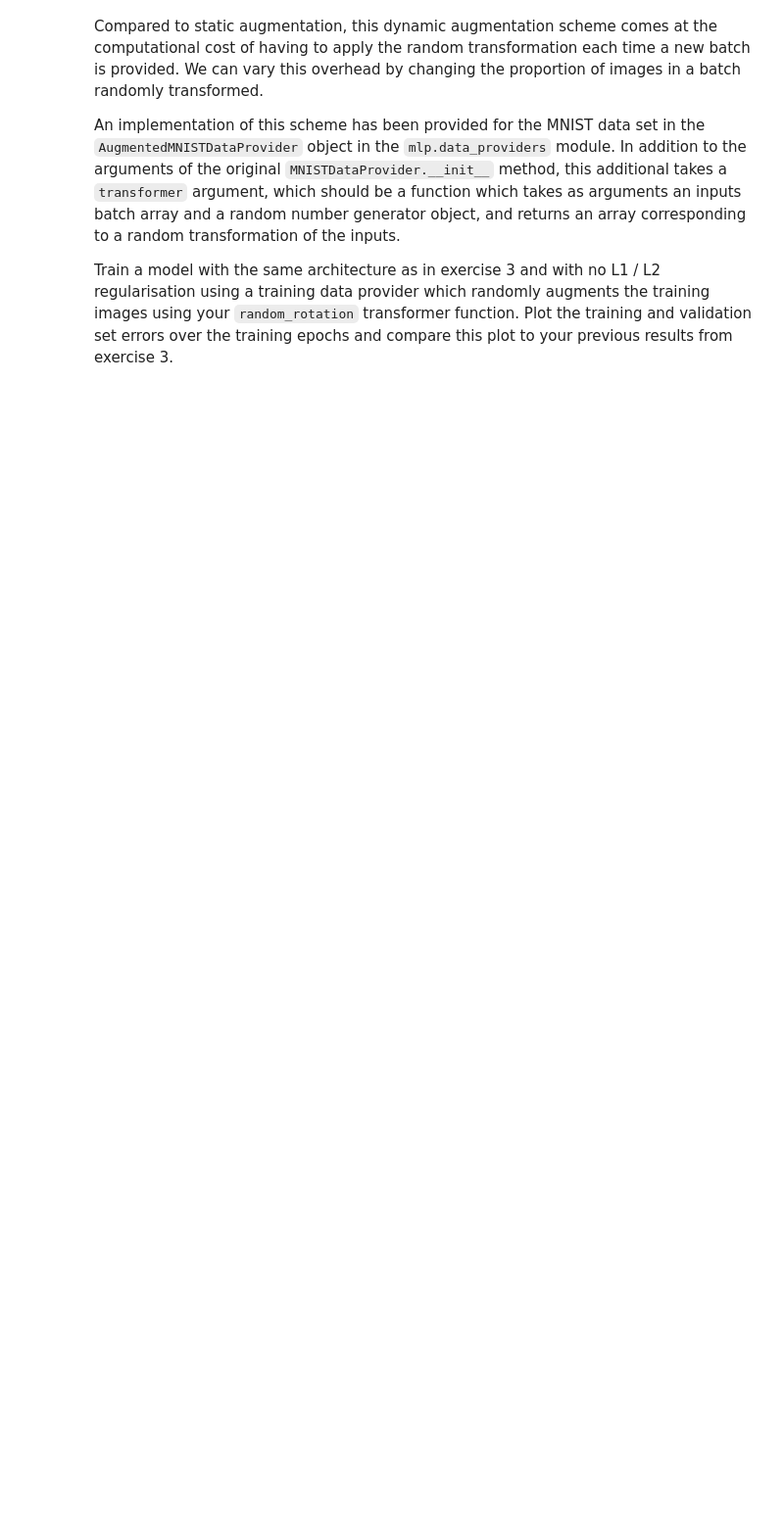
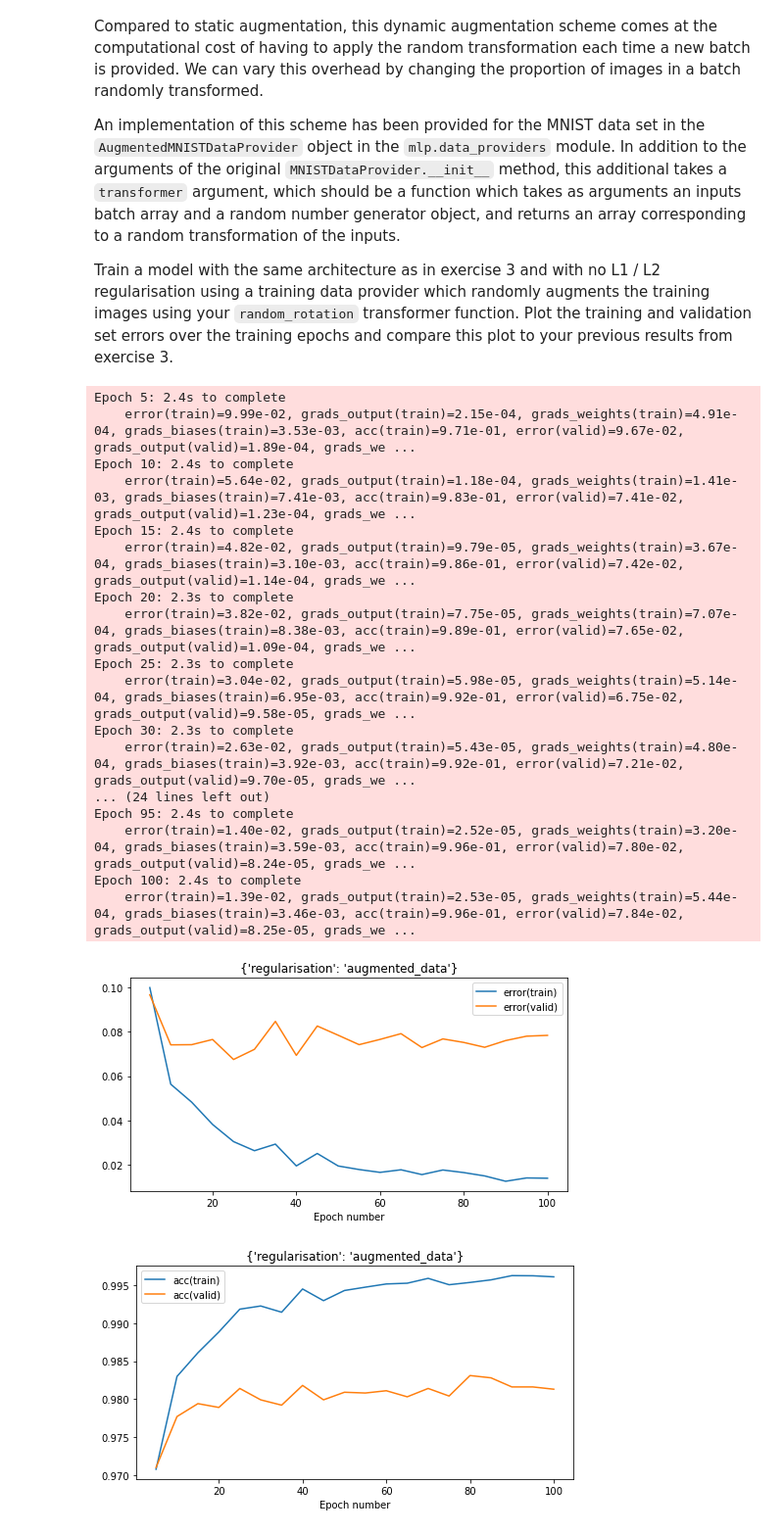
Before and after one commit to francelico/mlpractical, a Jupyter notebook: notebooks/05_Non-linearities_and_regularisation.ipynb, the cells around one changed output. Shown at 98% size. Cells and saved outputs as stored; diff of their text form; code cells hidden in the pictures; blank space fills up the shorter version.

```diff
--- a/notebooks/05_Non-linearities_and_regularisation.ipynb
+++ b/notebooks/05_Non-linearities_and_regularisation.ipynb
@@ -769,0 +780,65 @@ aug_train_data = AugmentedMNISTDataProvider('train', rng=rng, transformer=random
+# %%
+from mlp.data_providers import AugmentedMNISTDataProvider
+
+# Reset random number generator and data provider states
+# to ensure reproducibility of results
+rng.seed(seed)
+aug_train_data = AugmentedMNISTDataProvider('train', rng=rng, transformer=random_rotation)
+valid_data.reset()
+
+# Parameters constant accross runs
+# Set training run hyperparameters
+batch_size = 50  # number of data points in a batch
+learning_rate = 0.01  # learning rate for gradient descent
+num_epochs = 100  # number of training epochs to perform
+stats_interval = 5  # epoch interval between recording and printing stats
+input_dim, output_dim, hidden_dim = 784, 10, 100
+weights_penalty = None
+reg_scheme = 'augmented_data'
+
+params = {'regularisation': reg_scheme,
+}
+
+assert num_epochs >= stats_interval
+
+# Create a parameter initialiser
+weights_init = GlorotUniformInit(0.5, rng)
+biases_init = ConstantInit(0.)
+# Initialise the error object
+error = CrossEntropySoftmaxError()
+# Use Momentum learning rule
+learning_rule = MomentumLearningRule(learning_rate=learning_rate)
+
+# Alter data-provider batch size
+aug_train_data.batch_size = batch_size
+valid_data.batch_size = batch_size
+
+model = initialise_model(input_dim, hidden_dim, weights_init, biases_init, weights_penalty)
+
+stats, keys, model, figs, axs = train_model_and_plot_stats(
+model, error, learning_rule, aug_train_data, valid_data, num_epochs, stats_interval, params)
+Stats.append(stats)
+Models.append(model)
+Params.append(params)
+
+fig_train, ax_train, fig_valid, ax_valid = plot_all_errors(Stats, Params)
+# %% [output]
+Epoch 5: 2.4s to complete
+    error(train)=9.99e-02, grads_output(train)=2.15e-04, grads_weights(train)=4.91e-04, grads_biases(train)=3.53e-03, acc(train)=9.71e-01, error(valid)=9.67e-02, grads_output(valid)=1.89e-04, grads_we ...
+Epoch 10: 2.4s to complete
+    error(train)=5.64e-02, grads_output(train)=1.18e-04, grads_weights(train)=1.41e-03, grads_biases(train)=7.41e-03, acc(train)=9.83e-01, error(valid)=7.41e-02, grads_output(valid)=1.23e-04, grads_we ...
+Epoch 15: 2.4s to complete
+    error(train)=4.82e-02, grads_output(train)=9.79e-05, grads_weights(train)=3.67e-04, grads_biases(train)=3.10e-03, acc(train)=9.86e-01, error(valid)=7.42e-02, grads_output(valid)=1.14e-04, grads_we ...
+Epoch 20: 2.3s to complete
+    error(train)=3.82e-02, grads_output(train)=7.75e-05, grads_weights(train)=7.07e-04, grads_biases(train)=8.38e-03, acc(train)=9.89e-01, error(valid)=7.65e-02, grads_output(valid)=1.09e-04, grads_we ...
+Epoch 25: 2.3s to complete
+    error(train)=3.04e-02, grads_output(train)=5.98e-05, grads_weights(train)=5.14e-04, grads_biases(train)=6.95e-03, acc(train)=9.92e-01, error(valid)=6.75e-02, grads_output(valid)=9.58e-05, grads_we ...
+Epoch 30: 2.3s to complete
+    error(train)=2.63e-02, grads_output(train)=5.43e-05, grads_weights(train)=4.80e-04, grads_biases(train)=3.92e-03, acc(train)=9.92e-01, error(valid)=7.21e-02, grads_output(valid)=9.70e-05, grads_we ...
+... (24 lines left out)
+Epoch 95: 2.4s to complete
+    error(train)=1.40e-02, grads_output(train)=2.52e-05, grads_weights(train)=3.20e-04, grads_biases(train)=3.59e-03, acc(train)=9.96e-01, error(valid)=7.80e-02, grads_output(valid)=8.24e-05, grads_we ...
+Epoch 100: 2.4s to complete
+    error(train)=1.39e-02, grads_output(train)=2.53e-05, grads_weights(train)=5.44e-04, grads_biases(train)=3.46e-03, acc(train)=9.96e-01, error(valid)=7.84e-02, grads_output(valid)=8.25e-05, grads_we ...
+[figure, added]
+[figure, added]
```
Also changed, not shown: parts of 6 cells of this notebook.
